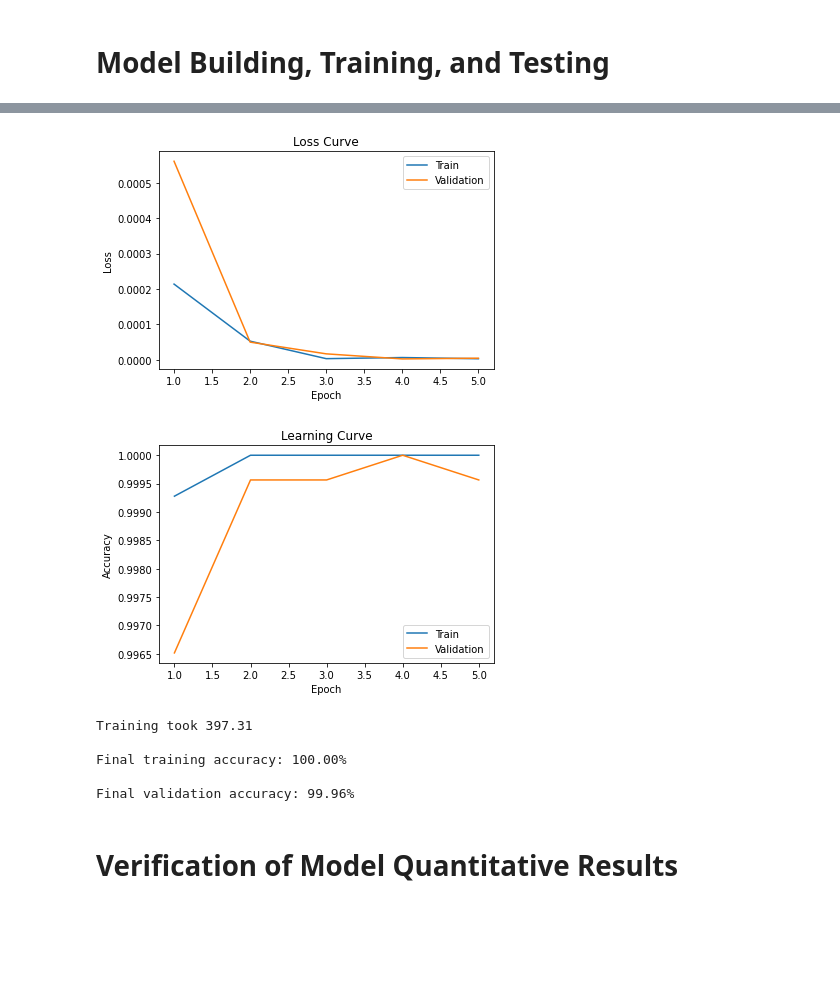
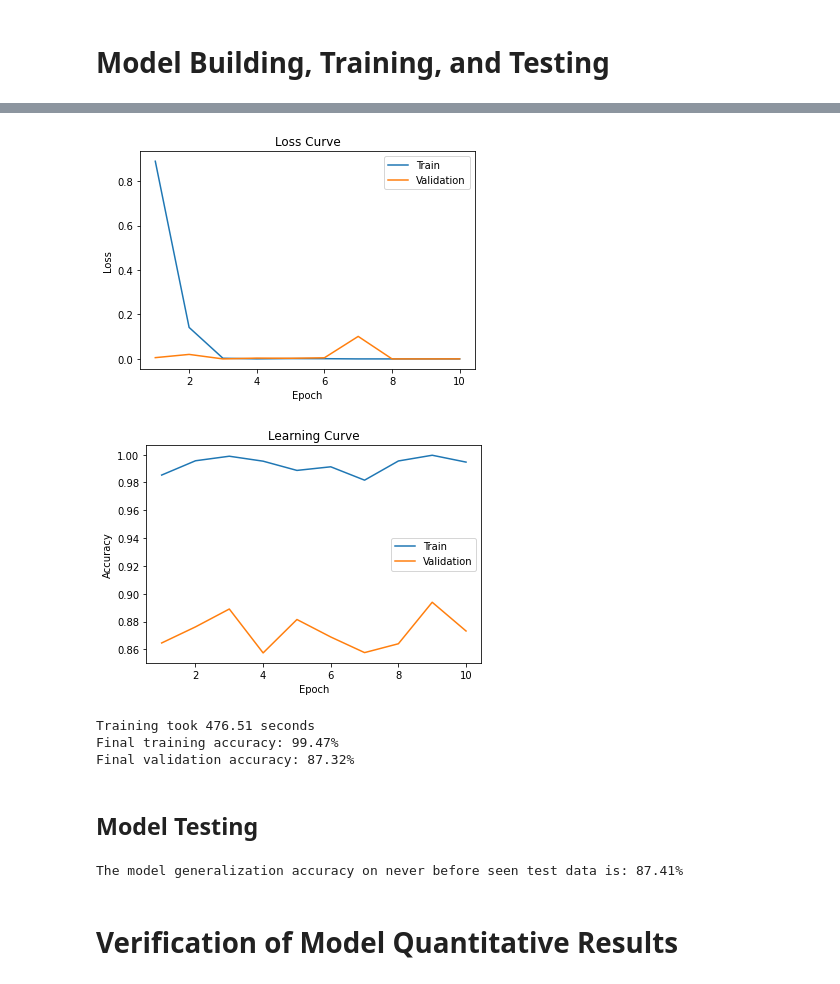
Before and after one commit to SupermarketAutomationAI/bounding_box, a Jupyter notebook: SupermarketAI_BoundingBox.ipynb, the cells around one changed output, grey strips where cells are left out. Saved outputs shown, nothing was run; the diff lists cells and outputs as text; code cells hidden in the pictures; blank space fills up the shorter version.

Commit message:
Adding model accuracy info with bounding boxes, and the model performance on the demo

```diff
--- a/SupermarketAI_BoundingBox.ipynb
+++ b/SupermarketAI_BoundingBox.ipynb
@@ -200,12 +189,11 @@ test_dir = os.path.join(parent_dir, 'test/')
 
 # List different classes: 19 currently
 classes = ['Banana', 'Carambola', 'Fuji_Apple', 'Gala_Apple', 'Golden_Delicious_Apple',
-           'Granny_Smith_Apple', 'Guava', 'Kiwi', 'Mango', 'Orange',
-           'Peach', 'Pear', 'Persimmon', 'Pitaya', 'Plum', 'Pomegranate',
-           'Red_Delicious_Apple', 'Tomatoes', 'muskmelon']
+           'Granny_Smith_Apple', 'Guava', 'Kiwi', 'Mango', 'Muskmelon', 'Orange', 'Peach', 'Pear',
+           'Persimmon', 'Pitaya', 'Plum', 'Pomegranate', 'Red_Delicious_Apple',
+           'Tomatoes']
 
-data_CC_transform = transforms.Compose([transforms.CenterCrop([224,224]),
-                                        transforms.ToTensor()])
+data_CC_transform = transforms.Compose([transforms.CenterCrop([224,224]), transforms.ToTensor()])
 
 # apply the transforms to the data
 train_data = datasets.ImageFolder(train_dir, transform=data_CC_transform)
@@ -333,0 +327,3 @@ ANNFeatures(test_loader, 'test')
+# %%
+feature_dir = "/root/datasets/V3_combined_all_DS_features"
+get_alexnet_features(parent_dir, output_path=feature_dir, group="train", classes=classes, data_aug=False, verify=True)
@@ -333,0 +375,16 @@ ANNFeatures(test_loader, 'test')
+# %%
+torch.manual_seed(1) # set the random seed
+
+class AlexNetCNNClassifier(nn.Module):
+    def __init__(self):
+        super(AlexNetCNNClassifier, self).__init__()
+        self.name = "AlexNetCNNClassifier"
+        self.conv1 = nn.Conv2d(256, 128, 3) # creates 4x4 feature map
+        self.pool = nn.MaxPool2d(2, 2) # createst 2x2 feature map
+        self.fc1 = nn.Linear(128*2*2, 19)
+
+    def forward(self, x):
+        x = self.pool(F.relu(self.conv1(x)))
+        x = x.view(-1, 128*2*2)
+        x = self.fc1(x)
+        return x
@@ -361,9 +420,9 @@ def train(model, train_loader, val_loader, batch_size=128, num_epochs=64, learn_
         # track the accuracy
         epoch_num += 1
         epochs.append(epoch_num)
-        average_train_loss = (float(train_loss))/batch_size
+        average_train_loss = float(train_loss)
         train_loss_list.append(average_train_loss)
-        average_val_loss = (float(val_loss))/batch_size
+        average_val_loss = float(val_loss)
         val_loss_list.append(average_val_loss)
         train_acc.append(get_accuracy(model, train_loader))
         val_acc.append(get_accuracy(model, val_loader))
@@ -390,9 +449,9 @@ def train(model, train_loader, val_loader, batch_size=128, num_epochs=64, learn_
     plt.show()
 
     end_time = time.time()
-    print("Training took {:.2f}\n".format(end_time - start_time))
-    print("Final training accuracy: {:.2f}%\n".format(train_acc[-1]*100))
-    print("Final validation accuracy: {:.2f}%\n".format(val_acc[-1]*100))
+    print("Training took {:.2f} seconds".format(end_time - start_time))
+    print("Final training accuracy: {:.2f}%".format(train_acc[-1]*100))
+    print("Final validation accuracy: {:.2f}%".format(val_acc[-1]*100))
 # %%
 def get_accuracy(model, data_loader):
     correct = 0
@@ -440,5 +469,6 @@ torch.Size([64])
 # %%
-# Training with 5 epochs, learning rate of 0.0001, batch size = 64
-SupermarketAI_V2DS_V1_Model = ANN()
-train(SupermarketAI_V2DS_V1_Model, train_feature_loader, val_features_loader, num_epochs=5, learn_rate=0.0001, batch_size=64)
+# Optimal model: Training with 10 epochs, learning rate of 0.001, batch size = 64
+train_feature_loader, val_features_loader, test_feature_loader = get_data_loader(feature_dir, batch_size=64, verify=True)
+SupermarketAI_model = AlexNetCNNClassifier()
+train(SupermarketAI_model, train_feature_loader, val_features_loader, num_epochs=10, learn_rate=0.001, batch_size=64)
 # %% [output]
@@ -451,10 +489,15 @@ Epoch: 4, Training Accuracy: 100.00%, Training Loss: 0.00, Validation Accuracy:
-[figure, old version]
+[figure, new version]
-[figure, old version]
+[figure, new version]
-Training took 397.31
-
-Final training accuracy: 100.00%
-
-Final validation accuracy: 99.96%
+Training took 476.51 seconds
+Final training accuracy: 99.47%
+Final validation accuracy: 87.32%
+# %% [markdown]
+## Model Testing
+# %%
+test_accuracy = get_accuracy(SupermarketAI_model, test_feature_loader)
+print("The model generalization accuracy on never before seen test data is: {:.2f}%".format(test_accuracy*100))
+# %% [output]
+The model generalization accuracy on never before seen test data is: 87.41%
 # %% [markdown]
 # Verification of Model Quantitative Results
 # %%
```
Also changed, not shown: parts of 46 cells of this notebook.
